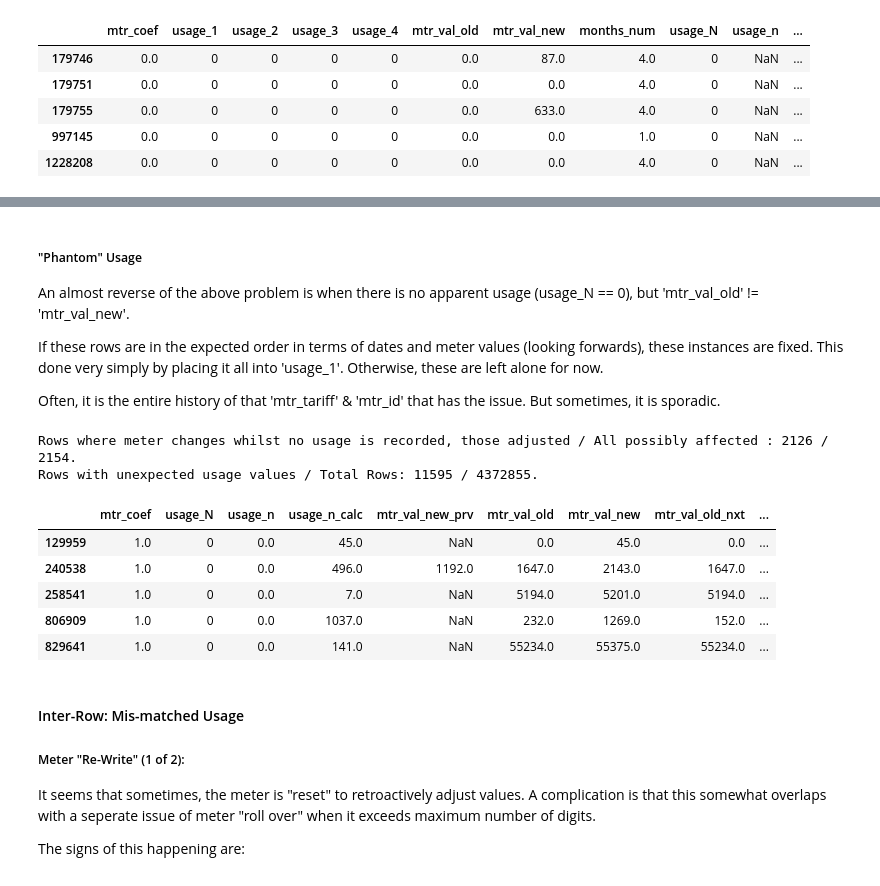
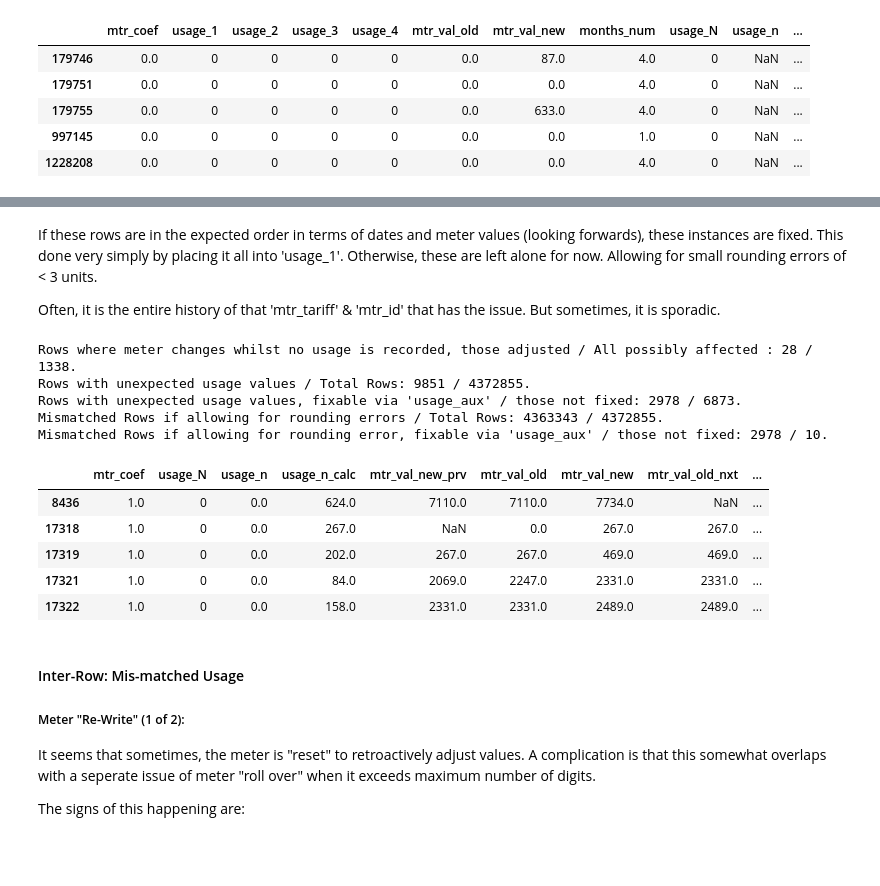
Before and after one commit to insatiablycivil/Fraud_Detection_Energy_Consumption, a Jupyter notebook: Data_Preparation.ipynb, the cells around one changed output, grey strips where cells are left out. Cells and saved outputs as stored; diff of their text form; code cells hidden in the pictures; blank space fills up the shorter version.

```diff
--- a/Data_Preparation.ipynb
+++ b/Data_Preparation.ipynb
@@ -256,10 +342,10 @@ Rows with unexpected usage values / Total Rows: 17533 / 4476749.
 # %%
-def Calc_Neighbours(df_train, grp_cols=grp_cols):
+def Calc_Neighbours(df_train, check, grp_cols=grp_cols):
     rows = len(df_train)
     # Group, Find neighbours
     df_grp = df_train.groupby(grp_cols, observed=True)
     df_train['mtr_val_new_prv_2'] = df_grp['mtr_val_new'].shift(2)
-    col_names = ['mtr_val_old', 'mtr_val_new', 'invoice_date', 'months_num', 'monthly_usage']
+    col_names = ['mtr_val_old', 'mtr_val_new', 'invoice_date', 'months_num', 'monthly_usage', 'monthly_usage_aux']
     df_train[[col_name+'_prv' for col_name in col_names]] = (df_grp[col_names].shift(1))
     df_train[[col_name+'_nxt' for col_name in col_names[:2]]] = (df_grp[col_names[:2]].shift(-1))
     df_train['mtr_val_old_nxt_2'] = df_grp['mtr_val_old'].shift(-2)
@@ -499,8 +595,7 @@ Done sequentially. This is not ideal as some cases will be missed.
 # %%
 # Checking with next row:
 mask = ((df_train['mtr_val_old'] == df_train['mtr_val_new']) & (df_train['usage_n'] > 0)) # Meter not changing despite usage
-mask_2 = (df_train['mtr_val_old_nxt'] != df_train['mtr_val_new_calc']) | (df_train['mtr_val_old_nxt'].isna()) # Don't trust adjustment
-df_train['mtr_stuck'] = 0
+mask_2 = ((df_train['mtr_val_old_nxt'] - df_train['mtr_val_new_calc']).abs() > 2) | (df_train['mtr_val_old_nxt'].isna()) # Don't trust, even allow for rounding error
 df_train.loc[mask & mask_2, 'mtr_stuck'] = -1 # Those that wouldn't be fixed via adjustment
 df_train.loc[mask & ~mask_2, 'mtr_stuck'] = 1 # Those being adjusted
 df_train.loc[mask & ~mask_2, 'mtr_val_new'] = df_train.loc[mask & ~mask_2, 'mtr_val_new_calc'] # Replacing
@@ -510,7 +605,7 @@ print(f"Looking at Next Row: Number of Rows deemed fixable: {sum(mask & ~mask_2)
 
 # Checking with previous row:
 mask = ((df_train['mtr_val_old'] == df_train['mtr_val_new']) & (df_train['usage_n'] > 0)) # Meter not changing despite usage
-mask_2 = (df_train['mtr_val_new_prv'] != df_train['mtr_val_old_calc']) | (df_train['mtr_val_new_prv'].isna()) # Don't trust adjustment
+mask_2 = ((df_train['mtr_val_new_prv'] - df_train['mtr_val_old_calc']).abs() > 2) | (df_train['mtr_val_old_nxt'].isna()) # Don't trust, even allow for rounding error
 df_train.loc[mask & ~mask_2, 'mtr_stuck'] = 1 # Those being adjusted
 df_train.loc[mask & ~mask_2, 'mtr_val_new'] = df_train.loc[mask & ~mask_2, 'mtr_val_new_calc'] # Replacing
 df_train.loc[(df_train['mtr_stuck'] != 1) & (mask & mask_2), 'mtr_stuck'] = -1 # Those that wouldn't be fixed via adjustment
@@ -545,0 +790,28 @@ Rows where invoice spans seem to overlap based on 'invoice_date's / Total Rows:
+# %%
+# Checking with next row:
+mask = ((df_train['mtr_val_old'] == df_train['mtr_val_new']) & (df_train['usage_n'] > 0)) # Meter not changing despite usage
+mask_2 = ((df_train['mtr_val_old_nxt'] - (df_train['mtr_val_old'] + df_train['usage_n_aux'])).abs() > 2) | (df_train['mtr_val_old_nxt'].isna()) # Don't trust, even allow for rounding error
+df_train.loc[mask & mask_2, 'mtr_stuck'] = -1 # Those that wouldn't be fixed via adjustment
+df_train.loc[mask & ~mask_2, 'mtr_stuck'] = 1 # Those being adjusted
+df_train.loc[mask & ~mask_2, 'mtr_val_new'] = df_train.loc[mask & ~mask_2, 'mtr_val_new_calc'] # Replacing
+print(f"Looking at Next Row: Number of Rows detected: {sum(mask)}.")
+print(f"Looking at Next Row: Number of Rows deemed unfixable: {sum(mask & mask_2)}.")
+print(f"Looking at Next Row: Number of Rows deemed fixable: {sum(mask & ~mask_2)}.")
+
+# Checking with previous row:
+mask = ((df_train['mtr_val_old'] == df_train['mtr_val_new']) & (df_train['usage_n'] > 0)) # Meter not changing despite usage
+mask_2 = ((df_train['mtr_val_new_prv'] - (df_train['mtr_val_new'] - df_train['usage_n_aux'])).abs() > 2) | (df_train['mtr_val_new_prv'].isna()) # Don't trust, even allow for rounding error
+df_train.loc[mask & ~mask_2, 'mtr_stuck'] = 1 # Those being adjusted
+df_train.loc[mask & ~mask_2, 'mtr_val_new'] = df_train.loc[mask & ~mask_2, 'mtr_val_new_calc'] # Replacing
+df_train.loc[(df_train['mtr_stuck'] != 1) & (mask & mask_2), 'mtr_stuck'] = -1 # Those that wouldn't be fixed via adjustment
+print(f"Looking at Previous Row: Number of Rows detected: {sum(mask)}.")
+print(f"Looking at Previous Row: Number of Rows deemed unfixable: {sum(mask & mask_2)}.")
+print(f"Looking at Previous Row: Number of Rows deemed fixable: {sum(mask & ~mask_2)}.")
+
+# Re-sort and check for the same rule again
+df_train = Calc_Usage(df_train.copy())
+df_train = Calc_Sort(df_train.copy(), 'usage_n')
+df_train = Calc_Neighbours(df_train.copy(), grp_cols)
+df_temp = df_train[df_train['mtr_stuck'] == -1]
+col_names = ['mtr_coef', 'usage_N', 'usage_n', 'mtr_val_new_prv', 'mtr_val_old', 'mtr_val_new', 'mtr_val_old_nxt', 'months_num', 'mtr_val_new_calc']
+df_temp[col_names].head()
@@ -546,30 +839,32 @@ Rows where invoice spans seem to overlap based on 'invoice_date's / Total Rows:
 # %% [markdown]
-##### "Phantom" Usage
-An almost reverse of the above problem is when there is no apparent usage (usage_N == 0), but 'mtr_val_old' != 'mtr_val_new'.
-
-If these rows are in the expected order in terms of dates and meter values (looking forwards), these instances are fixed. This done very simply by placing it all into 'usage_1'. Otherwise, these are left alone for now.
+If these rows are in the expected order in terms of dates and meter values (looking forwards), these instances are fixed. This done very simply by placing it all into 'usage_1'. Otherwise, these are left alone for now. Allowing for small rounding errors of < 3 units.
 
 Often, it is the entire history of that 'mtr_tariff' & 'mtr_id' that has the issue. But sometimes, it is sporadic.
 # %%
-mask = (df_train['mtr_val_old'] != df_train['mtr_val_new']) & (df_train['usage_N'] == 0) # those with the missing usage
-mask_2 = (df_train['date_flag'] == 0) & (df_train['mtr_flag_fwd'] == 0)
+mask = ((df_train['mtr_val_old'] != df_train['mtr_val_new']) & # Changing meter reading
+        (((df_train['usage_N'] == 0) & (df_train['usage_aux_flag'] != 1)) | # Those with no usage and flagged to not use usage_aux
+         ((df_train['usage_N'] + df_train['usage_aux'] == 0) & (df_train['usage_aux_flag'] != -1)))) # those with no usage flagged to use usage_aux
+mask_2 = ((df_train['date_flag'] == 0) & ((df_train['mtr_val_old_nxt'] - df_train['mtr_val_new']).abs() < 3))
 df_train['usage_missing'] = (mask & mask_2).astype(int) # Those being adjusted
 df_train.loc[(mask & ~mask_2), 'usage_missing'] = -1 # Not being adjusted
 df_train.loc[(mask & mask_2), 'usage_1'] = df_train.loc[(mask & mask_2), 'usage_n_calc'] * df_train.loc[(mask & mask_2), 'mtr_coef'] # Want unscaled value
 print(f"Rows where meter changes whilst no usage is recorded, those adjusted / All possibly affected : {sum(mask & mask_2)} / {sum(mask)}.")
 df_train = Calc_Usage(df_train.copy())
 df_temp = df_train[(mask & ~mask_2)]
 col_names = ['mtr_coef', 'usage_N', 'usage_n', 'usage_n_calc', 'mtr_val_new_prv', 'mtr_val_old', 'mtr_val_new', 'mtr_val_old_nxt', 'months_num']
 df_temp[col_names].head()
 # %% [output]
-Rows where meter changes whilst no usage is recorded, those adjusted / All possibly affected : 2126 / 2154.
-Rows with unexpected usage values / Total Rows: 11595 / 4372855.
+Rows where meter changes whilst no usage is recorded, those adjusted / All possibly affected : 28 / 1338.
+Rows with unexpected usage values / Total Rows: 9851 / 4372855.
+Rows with unexpected usage values, fixable via 'usage_aux' / those not fixed: 2978 / 6873.
+Mismatched Rows if allowing for rounding errors / Total Rows: 4363343 / 4372855.
+Mismatched Rows if allowing for rounding error, fixable via 'usage_aux' / those not fixed: 2978 / 10.
 |  | mtr_coef | usage_N | usage_n | usage_n_calc | mtr_val_new_prv | mtr_val_old | mtr_val_new | mtr_val_old_nxt | ... |
-| 129959 | 1.0 | 0 | 0.0 | 45.0 | NaN | 0.0 | 45.0 | 0.0 | ... |
-| 240538 | 1.0 | 0 | 0.0 | 496.0 | 1192.0 | 1647.0 | 2143.0 | 1647.0 | ... |
-| 258541 | 1.0 | 0 | 0.0 | 7.0 | NaN | 5194.0 | 5201.0 | 5194.0 | ... |
-| 806909 | 1.0 | 0 | 0.0 | 1037.0 | NaN | 232.0 | 1269.0 | 152.0 | ... |
-| 829641 | 1.0 | 0 | 0.0 | 141.0 | NaN | 55234.0 | 55375.0 | 55234.0 | ... |
+| 8436 | 1.0 | 0 | 0.0 | 624.0 | 7110.0 | 7110.0 | 7734.0 | NaN | ... |
+| 17318 | 1.0 | 0 | 0.0 | 267.0 | NaN | 0.0 | 267.0 | 267.0 | ... |
+| 17319 | 1.0 | 0 | 0.0 | 202.0 | 267.0 | 267.0 | 469.0 | 469.0 | ... |
+| 17321 | 1.0 | 0 | 0.0 | 84.0 | 2069.0 | 2247.0 | 2331.0 | 2331.0 | ... |
+| 17322 | 1.0 | 0 | 0.0 | 158.0 | 2331.0 | 2331.0 | 2489.0 | 2489.0 | ... |
 # %% [markdown]
 #### Inter-Row: Mis-matched Usage
 ##### Meter "Re-Write" (1 of 2):
```
Also changed, not shown: parts of 58 cells of this notebook.
